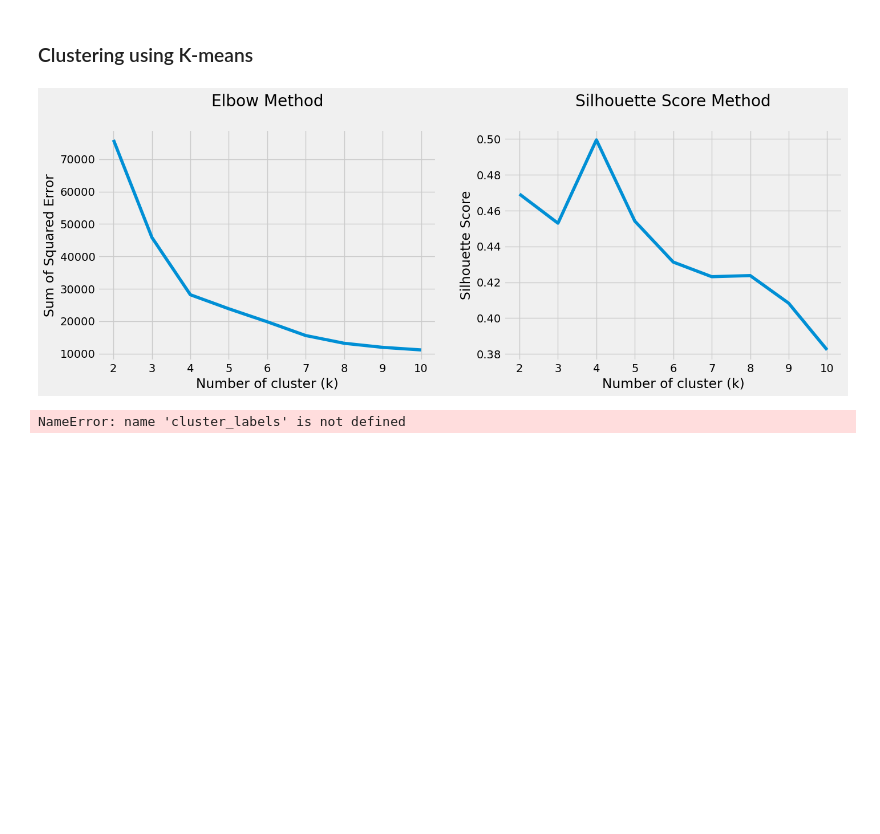
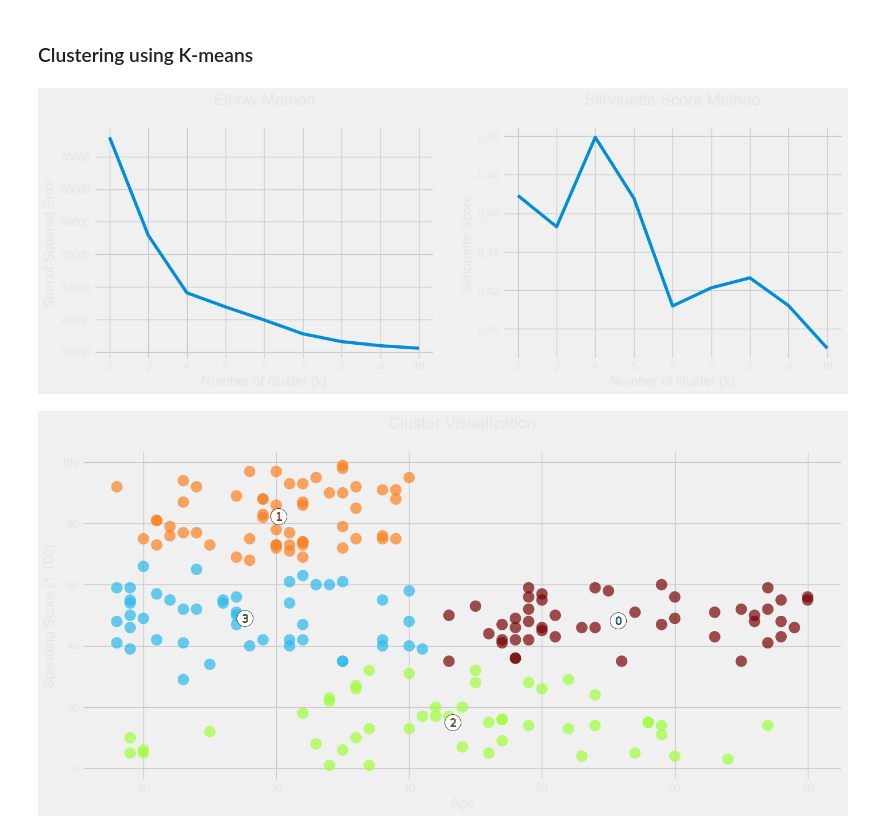
Before and after one commit to itsVarun20/Mall-Customers-Segmentation-Analysis, a Jupyter notebook: Mall_Customer_Segmentation_Analysis.ipynb, the cells around one changed output. Saved outputs shown, nothing was run; the diff lists cells and outputs as text; code cells hidden in the pictures; blank space fills up the shorter version.

Commit message:
completed clustering using kmeans

```diff
--- a/Mall_Customer_Segmentation_Analysis.ipynb
+++ b/Mall_Customer_Segmentation_Analysis.ipynb
@@ -252,10 +215,32 @@ plt.show()
+# %%
+def cluster_segmentation(n_clusters, X, feature1, feature2):
+    plt.figure(figsize=(15, 7))
+
+    cluster = KMeans(n_clusters = n_clusters, init='k-means++', random_state= 49, algorithm='elkan').fit(X)
+    cluster_labels = cluster.fit_predict(X)
+
+    colors = cm.turbo_r(cluster_labels.astype(float) / n_clusters)
+    plt.scatter(X[:, 0], X[:, 1], marker="o", s=200, lw=0, alpha=0.7, c=colors, edgecolor="k")
+
+    centers = cluster.cluster_centers_
+    plt.scatter(centers[:, 0], centers[:, 1], marker="o", c="white", alpha=1, s=400, edgecolor="k")
+
+    for i, c in enumerate(centers):
+        plt.scatter(c[0], c[1], marker="$%d$" % i, alpha=1, s=100, edgecolor="k")
+
+    plt.title('Cluster Visualization\n')
+    plt.xlabel(feature1)
+    plt.ylabel(feature2)
+plt.show()
 # %%
+#plt.style.use('https://github.com/dhaitz/matplotlib-stylesheets/raw/master/pitayasmoothie-dark.mplstyle')
+
 X1 = df[['Age' , 'Spending Score (1-100)']].iloc[: , :].values
 
+print('')
 kmeans_clustering(X1)
+print('')
+cluster_segmentation(4, X1, 'Age', 'Spending Score (1-100)')
 # %% [output]
-[figure, old version]
+[figure, new version]
+[figure, added]
-# %%
-silhouette_analysis(4 , X1, 'Age', 'Spending Score (1-100)')
-# %% [output]
-NameError: name 'cluster_labels' is not defined
```
Also changed, not shown: parts of 18 cells of this notebook.
